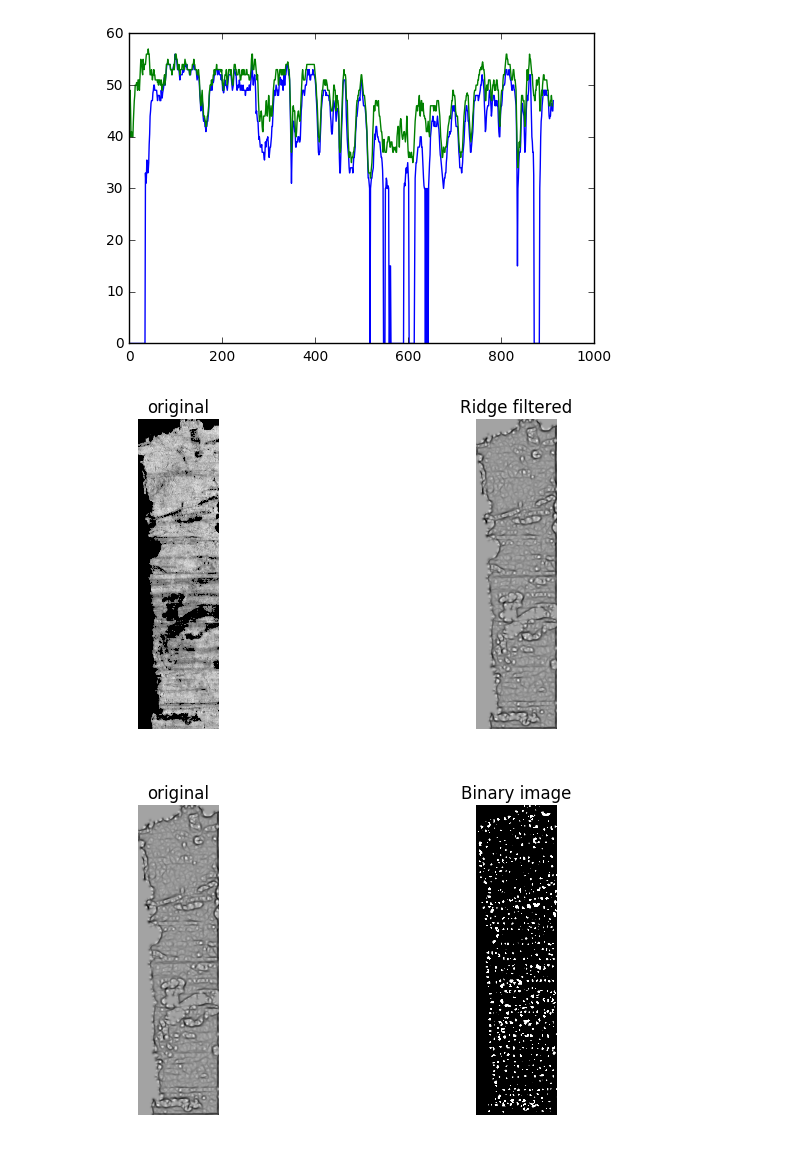
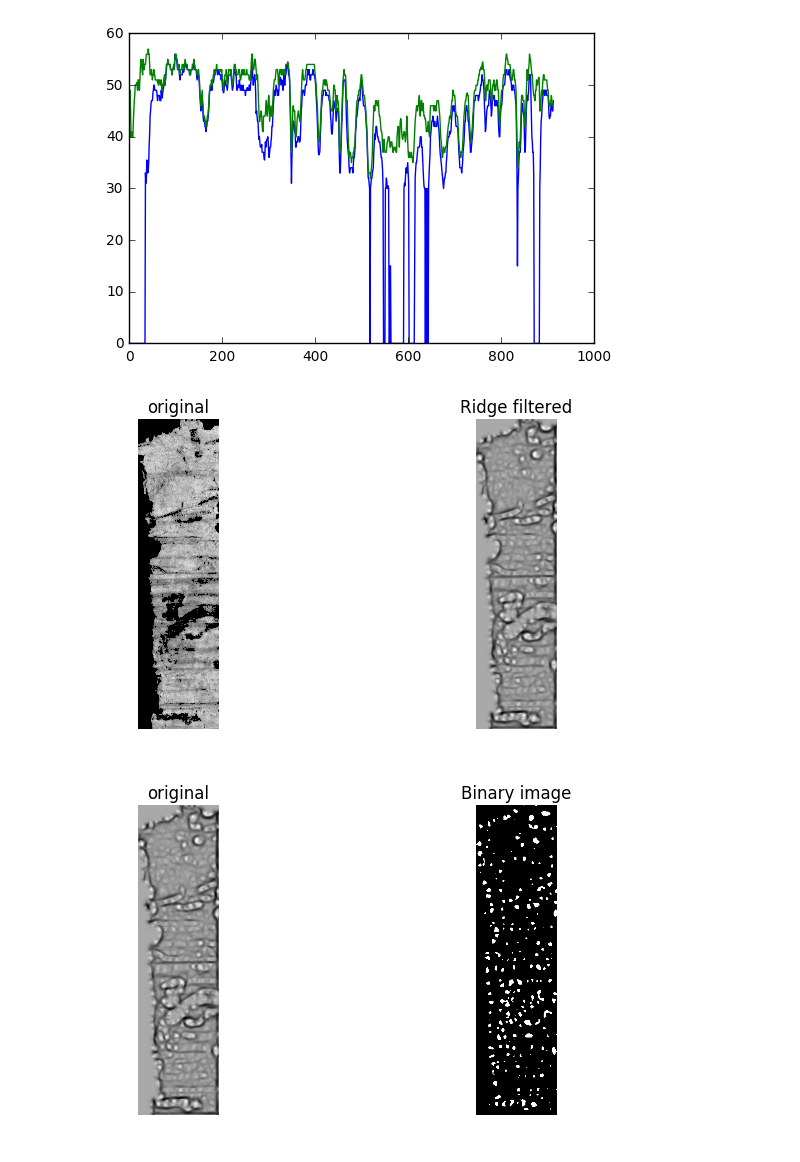
Before and after one commit to roy651/thesis, a Jupyter notebook: 3_PSD_and_filters.ipynb, the cells around one changed output. Saved outputs shown, nothing was run; the diff lists cells and outputs as text; code cells hidden in the pictures.

```diff
--- a/3_PSD_and_filters.ipynb
+++ b/3_PSD_and_filters.ipynb
@@ -265,17 +265,17 @@ plt.plot(adjusted_left_median)
 # %%
 # Run ridge filter using the major eigenvalue of the Hessian matrix
 from skimage.feature import hessian_matrix, hessian_matrix_eigvals
 
 # the ridge filter is the major eigenvalue of the Hessian matrix
-hxx, hxy, hyy = hessian_matrix(left_edge_rotated, sigma=3)
+hxx, hxy, hyy = hessian_matrix(left_edge_rotated, sigma=5)
 i1, i2 = hessian_matrix_eigvals(hxx, hxy, hyy)
 #i2 is the major eigenvalue...
 
 #Visualise the result
 # plt.imshow(i2, cmap='gray')
 plot_comparison(left_edge_rotated, i2, "Ridge filtered")
 # %% [output]
-[figure, old version]
+[figure, new version]
 # %%
 # Binarize the filtered image
 temp = thresholded(i2, 0.00007)
@@ -283,7 +283,7 @@ temp = temp * 1
 # temp = np.nonzero(temp)
 plot_comparison(i2, temp, "Binary image") # Must create a binary image for the following algorithms7
 # %% [output]
-[figure, old version]
+[figure, new version]
 # %%
 # Prune the binarized image (not so good)
 sk = pruning(temp,3)
```
Also changed, not shown: parts of 10 cells of this notebook, 1 other file.
